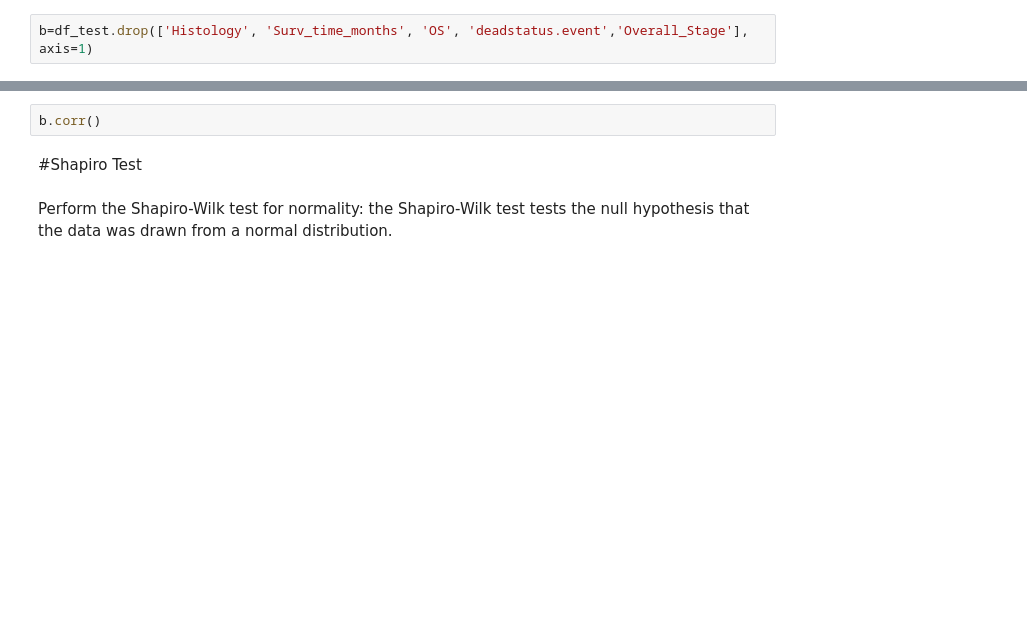
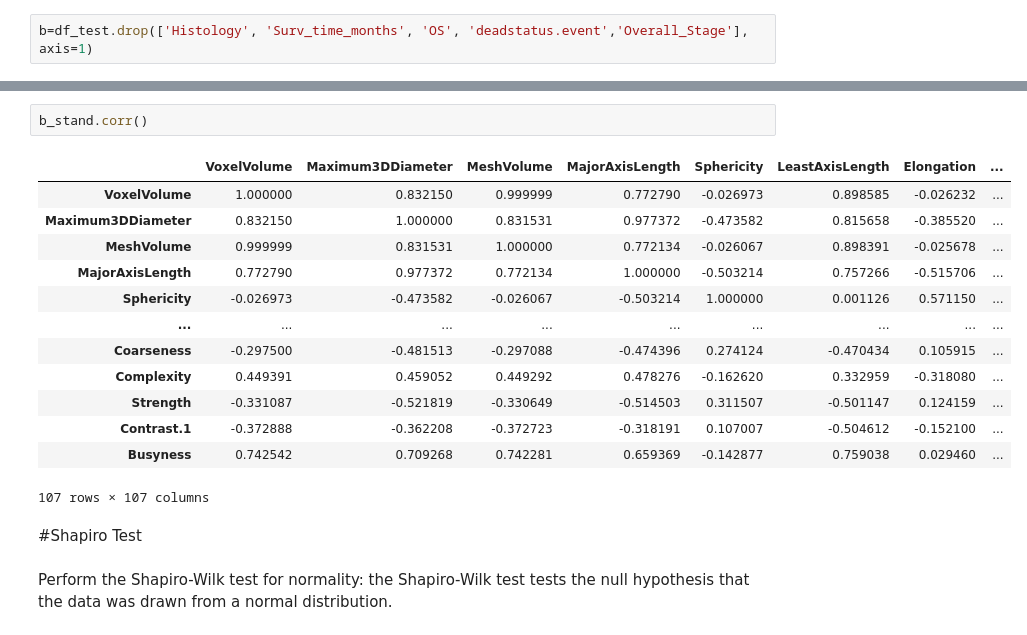
Before and after one commit to leonardoub/SCRIPT_PALERMO, a Jupyter notebook: explore_database_PA.ipynb, the cells around one changed output, grey strips where cells are left out. Cells and saved outputs as stored; diff of their text form; blank space fills up the shorter version.

```diff
--- a/explore_database_PA.ipynb
+++ b/explore_database_PA.ipynb
@@ -75,5 +168,19 @@ b=df_test.drop(['Histology', 'Surv_time_months', 'OS', 'deadstatus.event','Overa
 # %%
-b.corr()
+b_stand.corr()
+# %% [output]
+|  | VoxelVolume | Maximum3DDiameter | MeshVolume | MajorAxisLength | Sphericity | LeastAxisLength | Elongation | ... |
+| VoxelVolume | 1.000000 | 0.832150 | 0.999999 | 0.772790 | -0.026973 | 0.898585 | -0.026232 | ... |
+| Maximum3DDiameter | 0.832150 | 1.000000 | 0.831531 | 0.977372 | -0.473582 | 0.815658 | -0.385520 | ... |
+| MeshVolume | 0.999999 | 0.831531 | 1.000000 | 0.772134 | -0.026067 | 0.898391 | -0.025678 | ... |
+| MajorAxisLength | 0.772790 | 0.977372 | 0.772134 | 1.000000 | -0.503214 | 0.757266 | -0.515706 | ... |
+| Sphericity | -0.026973 | -0.473582 | -0.026067 | -0.503214 | 1.000000 | 0.001126 | 0.571150 | ... |
+| ... | ... | ... | ... | ... | ... | ... | ... | ... |
+| Coarseness | -0.297500 | -0.481513 | -0.297088 | -0.474396 | 0.274124 | -0.470434 | 0.105915 | ... |
+| Complexity | 0.449391 | 0.459052 | 0.449292 | 0.478276 | -0.162620 | 0.332959 | -0.318080 | ... |
+| Strength | -0.331087 | -0.521819 | -0.330649 | -0.514503 | 0.311507 | -0.501147 | 0.124159 | ... |
+| Contrast.1 | -0.372888 | -0.362208 | -0.372723 | -0.318191 | 0.107007 | -0.504612 | -0.152100 | ... |
+| Busyness | 0.742542 | 0.709268 | 0.742281 | 0.659369 | -0.142877 | 0.759038 | 0.029460 | ... |
+107 rows × 107 columns
 # %% [markdown]
 #Shapiro Test
 # %% [markdown]
```
Also changed, not shown: parts of 41 cells of this notebook.
